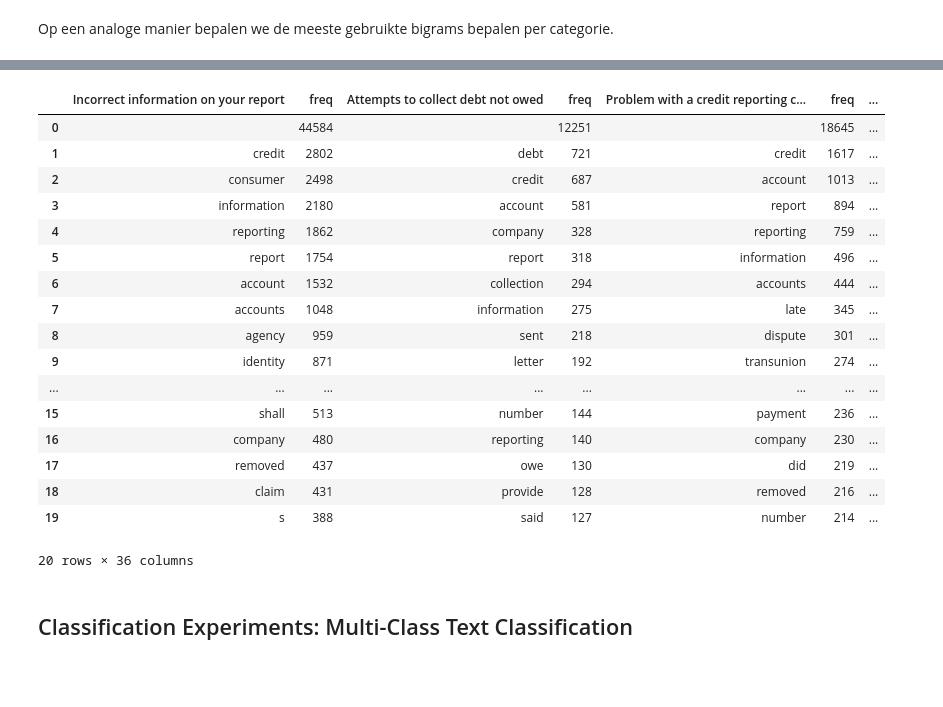
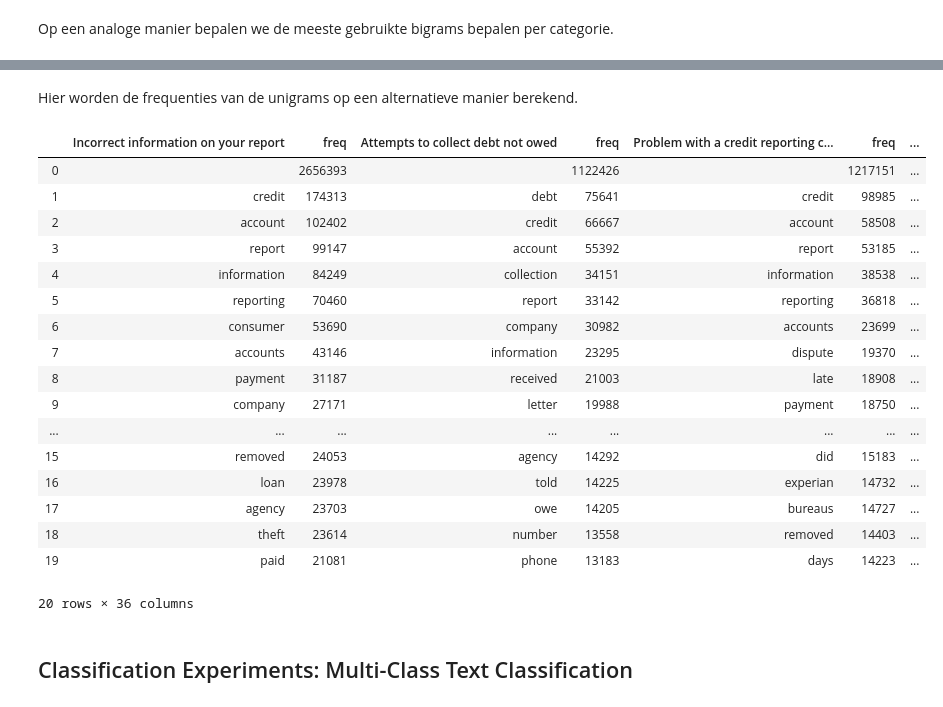
Before and after one commit to WouterStemgee/applied-machine-learning-consumer-complaints-database, a Jupyter notebook: sprint1.ipynb, the cells around one changed output, grey strips where cells are left out. Saved outputs shown, nothing was run; the diff lists cells and outputs as text; code cells hidden in the pictures; blank space fills up the shorter version.

Commit message:
Issue classification code toegevoegd

```diff
--- a/sprint1.ipynb
+++ b/sprint1.ipynb
@@ -14,7 +14,7 @@ import seaborn as sns
 import csv
 import re, string
 
-rows_to_read = 5000 # Gewenst aantal rijen inlezen (None = allemaal)
+rows_to_read = None # Gewenst aantal rijen inlezen (None = allemaal)
 
 complaints = pd.read_csv('data/complaints.csv', delimiter=',', nrows=rows_to_read)
 
@@ -546,3 +558,5 @@ df_wc_double
+# %% [markdown]
+Hier worden de frequenties van de unigrams op een alternatieve manier berekend.
 # %%
 from collections import Counter
 from sklearn.preprocessing import LabelEncoder
@@ -562,7 +576,7 @@ test_dataframes = []
 #elke issue overlopen
 for i in range(len(issue_list)):
     #nieuwe dataframe voor specifieke issue
-    new = complaints_df.head(50000).loc[complaints_df['Issue'] == issue_list[i]]
+    new = complaints_df.loc[complaints_df['Issue'] == issue_list[i]]
     #eerste 5 rijen opzij houden om later te testen
     test_dataframes.append(new.iloc[:5])
     #andere rijen toevo
@@ -570,54 +584,49 @@ for i in range(len(issue_list)):
 
 #dataframes terug aan elkaar hangen
 df = pd.concat(dataframes)
 test_df = pd.concat(test_dataframes)
 
 #nummer toewijzen aan issues
 LE = LabelEncoder()
 complaints_df['Issue_Id'] = LE.fit_transform(complaints_df['Issue'])
-
-# display(df.groupby(['Issue'])['Narrative'].count())
-# display(test_df.groupby(['Issue'])['Narrative'].count())
-# display(df['Issue'].unique())
-# display(df['Issue_Id'].unique())
 
 #Top 20 woorden per issue
 
 n = 20
 frequencies = []
 
 #elke issue overlopen
 for i in range(len(issue_list)):
     tokens = dataframes[i]['Narrative_clean_tokenized'].tolist()
     #word_freq functie toepassen
     frequencies.append(word_freq(tokens, n))
 
 df_freq = pd.concat(frequencies, axis=1)
 #kolomnamen duidelijker maken
 col_names = []
 for issue in issue_list:
     col_names.append(issue)
     col_names.append('freq')
 df_freq.columns = col_names
 df_freq
 # %% [output]
 |  | Incorrect information on your report | freq | Attempts to collect debt not owed | freq | Problem with a credit reporting c... | freq | ... |
-| 0 |  | 44584 |  | 12251 |  | 18645 | ... |
-| 1 | credit | 2802 | debt | 721 | credit | 1617 | ... |
-| 2 | consumer | 2498 | credit | 687 | account | 1013 | ... |
-| 3 | information | 2180 | account | 581 | report | 894 | ... |
-| 4 | reporting | 1862 | company | 328 | reporting | 759 | ... |
-| 5 | report | 1754 | report | 318 | information | 496 | ... |
-| 6 | account | 1532 | collection | 294 | accounts | 444 | ... |
-| 7 | accounts | 1048 | information | 275 | late | 345 | ... |
-| 8 | agency | 959 | sent | 218 | dispute | 301 | ... |
-| 9 | identity | 871 | letter | 192 | transunion | 274 | ... |
+| 0 |  | 2656393 |  | 1122426 |  | 1217151 | ... |
+| 1 | credit | 174313 | debt | 75641 | credit | 98985 | ... |
+| 2 | account | 102402 | credit | 66667 | account | 58508 | ... |
+| 3 | report | 99147 | account | 55392 | report | 53185 | ... |
+| 4 | information | 84249 | collection | 34151 | information | 38538 | ... |
+| 5 | reporting | 70460 | report | 33142 | reporting | 36818 | ... |
+| 6 | consumer | 53690 | company | 30982 | accounts | 23699 | ... |
+| 7 | accounts | 43146 | information | 23295 | dispute | 19370 | ... |
+| 8 | payment | 31187 | received | 21003 | late | 18908 | ... |
+| 9 | company | 27171 | letter | 19988 | payment | 18750 | ... |
 | ... | ... | ... | ... | ... | ... | ... | ... |
-| 15 | shall | 513 | number | 144 | payment | 236 | ... |
-| 16 | company | 480 | reporting | 140 | company | 230 | ... |
-| 17 | removed | 437 | owe | 130 | did | 219 | ... |
-| 18 | claim | 431 | provide | 128 | removed | 216 | ... |
-| 19 | s | 388 | said | 127 | number | 214 | ... |
+| 15 | removed | 24053 | agency | 14292 | did | 15183 | ... |
+| 16 | loan | 23978 | told | 14225 | experian | 14732 | ... |
+| 17 | agency | 23703 | owe | 14205 | bureaus | 14727 | ... |
+| 18 | theft | 23614 | number | 13558 | removed | 14403 | ... |
+| 19 | paid | 21081 | phone | 13183 | days | 14223 | ... |
 20 rows × 36 columns
 # %% [markdown]
 ## Classification Experiments: Multi-Class Text Classification
```
Also changed, not shown: parts of 32 cells of this notebook.
